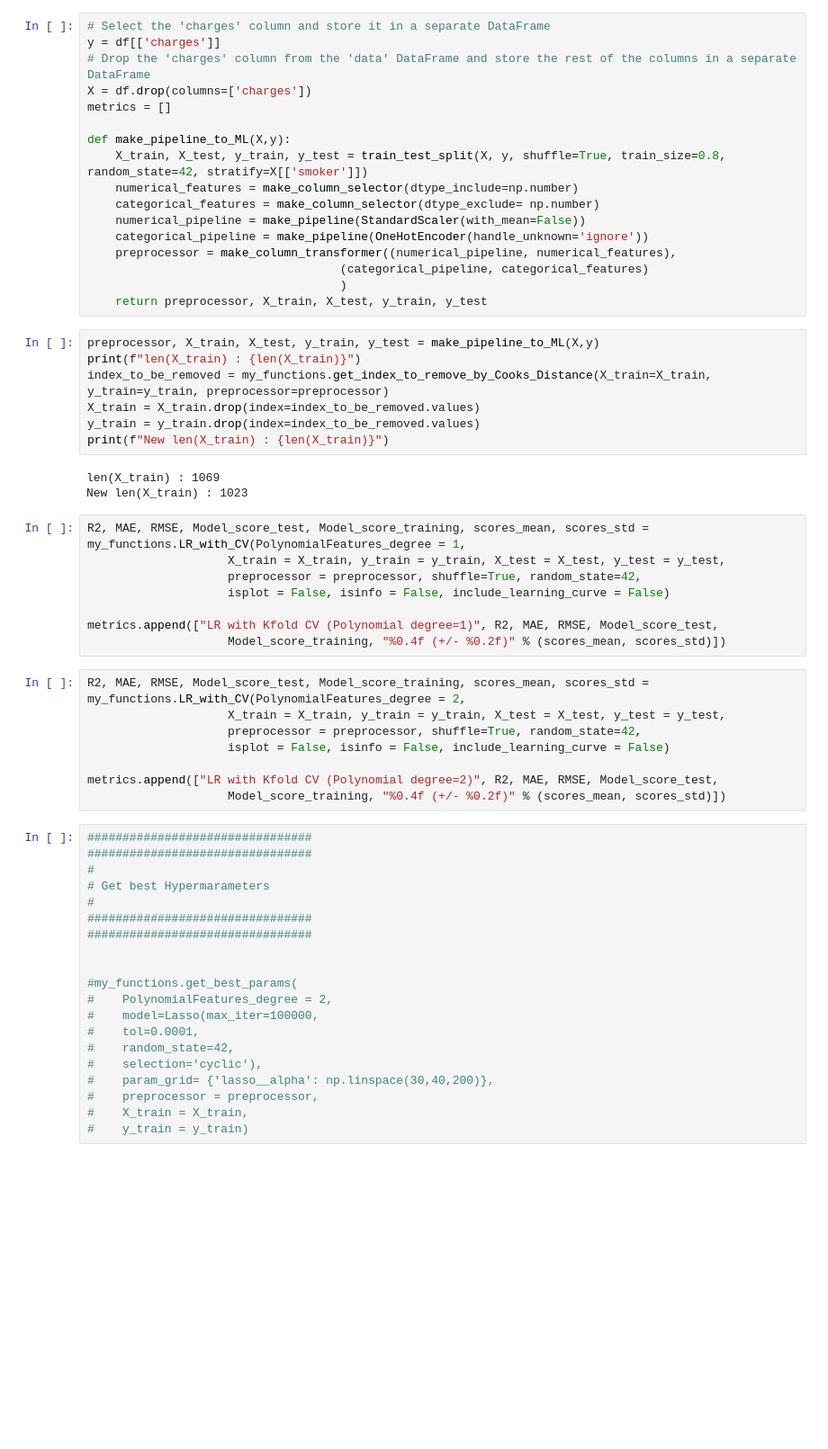
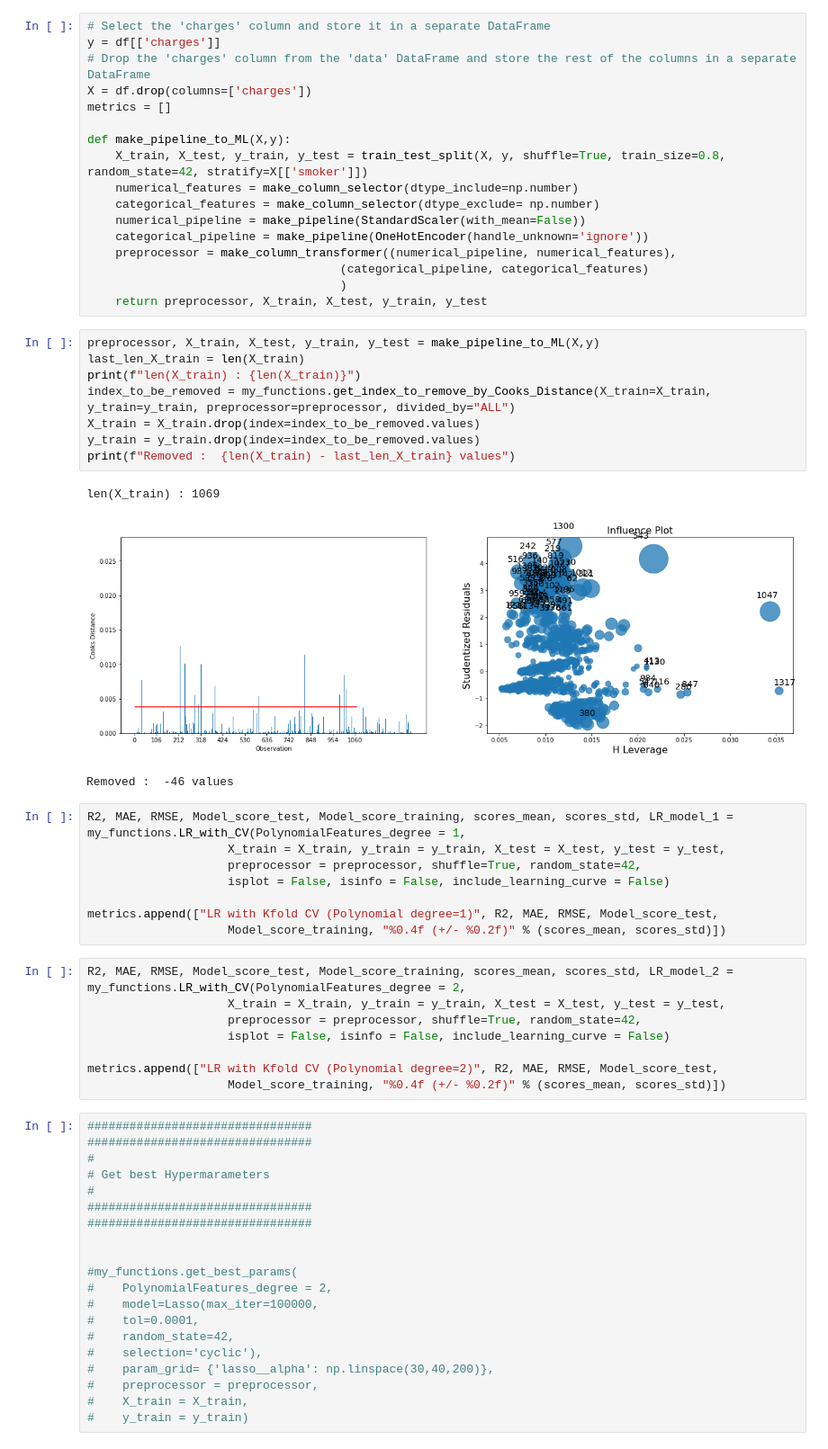
Before and after one commit to zoltarzol/brief_assur_aimant, a Jupyter notebook: Emad/analyse/Regression_Models_with_Cook_Distance.ipynb, the cells around one changed output. Shown at 90% size. Drawn from its saved outputs; the diff is of its cells as text; blank space fills up the shorter version.

```diff
--- a/Emad/analyse/Regression_Models_with_Cook_Distance.ipynb
+++ b/Emad/analyse/Regression_Models_with_Cook_Distance.ipynb
@@ -73,16 +74,18 @@ def make_pipeline_to_ML(X,y):
     return preprocessor, X_train, X_test, y_train, y_test
 # %%
 preprocessor, X_train, X_test, y_train, y_test = make_pipeline_to_ML(X,y)
+last_len_X_train = len(X_train)
 print(f"len(X_train) : {len(X_train)}")
-index_to_be_removed = my_functions.get_index_to_remove_by_Cooks_Distance(X_train=X_train, y_train=y_train, preprocessor=preprocessor)
+index_to_be_removed = my_functions.get_index_to_remove_by_Cooks_Distance(X_train=X_train, y_train=y_train, preprocessor=preprocessor, divided_by="ALL")
 X_train = X_train.drop(index=index_to_be_removed.values)
 y_train = y_train.drop(index=index_to_be_removed.values)
-print(f"New len(X_train) : {len(X_train)}")
+print(f"Removed :  {len(X_train) - last_len_X_train} values")
 # %% [output]
 len(X_train) : 1069
-New len(X_train) : 1023
+[figure, added]
+Removed :  -46 values
 # %%
-R2, MAE, RMSE, Model_score_test, Model_score_training, scores_mean, scores_std = my_functions.LR_with_CV(PolynomialFeatures_degree = 1,
+R2, MAE, RMSE, Model_score_test, Model_score_training, scores_mean, scores_std, LR_model_1 = my_functions.LR_with_CV(PolynomialFeatures_degree = 1,
                     X_train = X_train, y_train = y_train, X_test = X_test, y_test = y_test,
                     preprocessor = preprocessor, shuffle=True, random_state=42,
                     isplot = False, isinfo = False, include_learning_curve = False)
@@ -90,7 +93,7 @@ R2, MAE, RMSE, Model_score_test, Model_score_training, scores_mean, scores_std =
 metrics.append(["LR with Kfold CV (Polynomial degree=1)", R2, MAE, RMSE, Model_score_test,
                     Model_score_training, "%0.4f (+/- %0.2f)" % (scores_mean, scores_std)])
 # %%
-R2, MAE, RMSE, Model_score_test, Model_score_training, scores_mean, scores_std = my_functions.LR_with_CV(PolynomialFeatures_degree = 2,
+R2, MAE, RMSE, Model_score_test, Model_score_training, scores_mean, scores_std, LR_model_2 = my_functions.LR_with_CV(PolynomialFeatures_degree = 2,
                     X_train = X_train, y_train = y_train, X_test = X_test, y_test = y_test,
                     preprocessor = preprocessor, shuffle=True, random_state=42,
                     isplot = False, isinfo = False, include_learning_curve = False)
```
Also changed, not shown: parts of 9 cells of this notebook, 7 other files.
